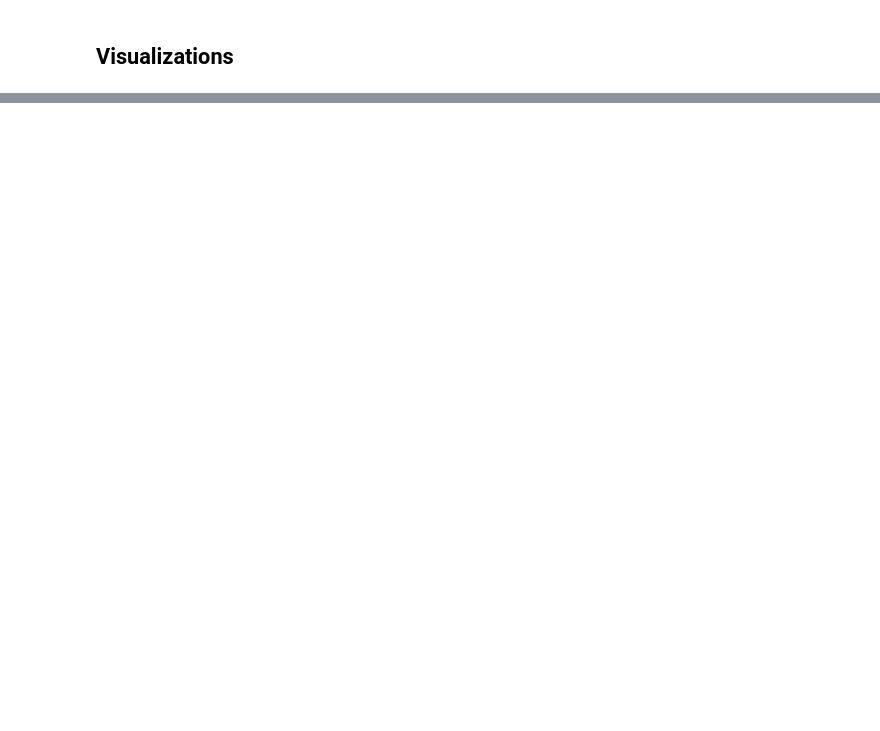
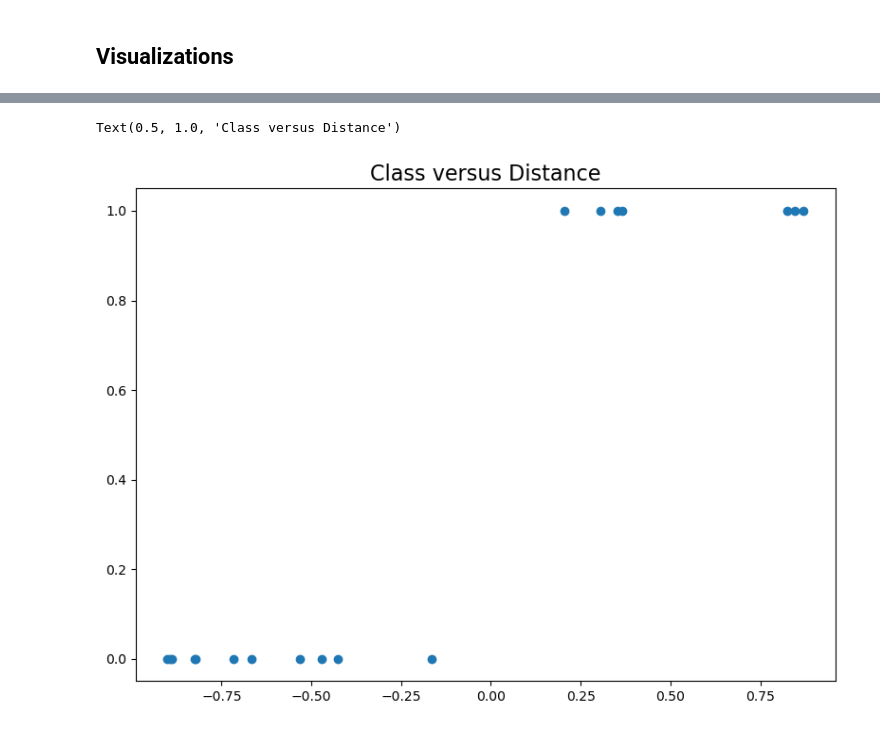
Before and after one commit to kaiser-dan/proj_naive-embedded-reconstruction, a Jupyter notebook: notebooks/ex/prelim_isomap.ipynb, the cells around one changed output, grey strips where cells are left out. Drawn from its saved outputs; the diff is of its cells as text; code cells hidden in the pictures; blank space fills up the shorter version.

```diff
--- a/notebooks/ex/prelim_isomap.ipynb
+++ b/notebooks/ex/prelim_isomap.ipynb
@@ -359,0 +514,6 @@ plt.savefig(f"{FP_FIGS}/line_auroc-pfi_prelim-isomap.png")
+# %%
+plt.scatter(models[0].X, models[0].Y)
+plt.title("Class versus Distance")
+# %% [output]
+Text(0.5, 1.0, 'Class versus Distance')
+[figure, added]
```
Also changed, not shown: parts of 17 cells of this notebook, 7 other files.
